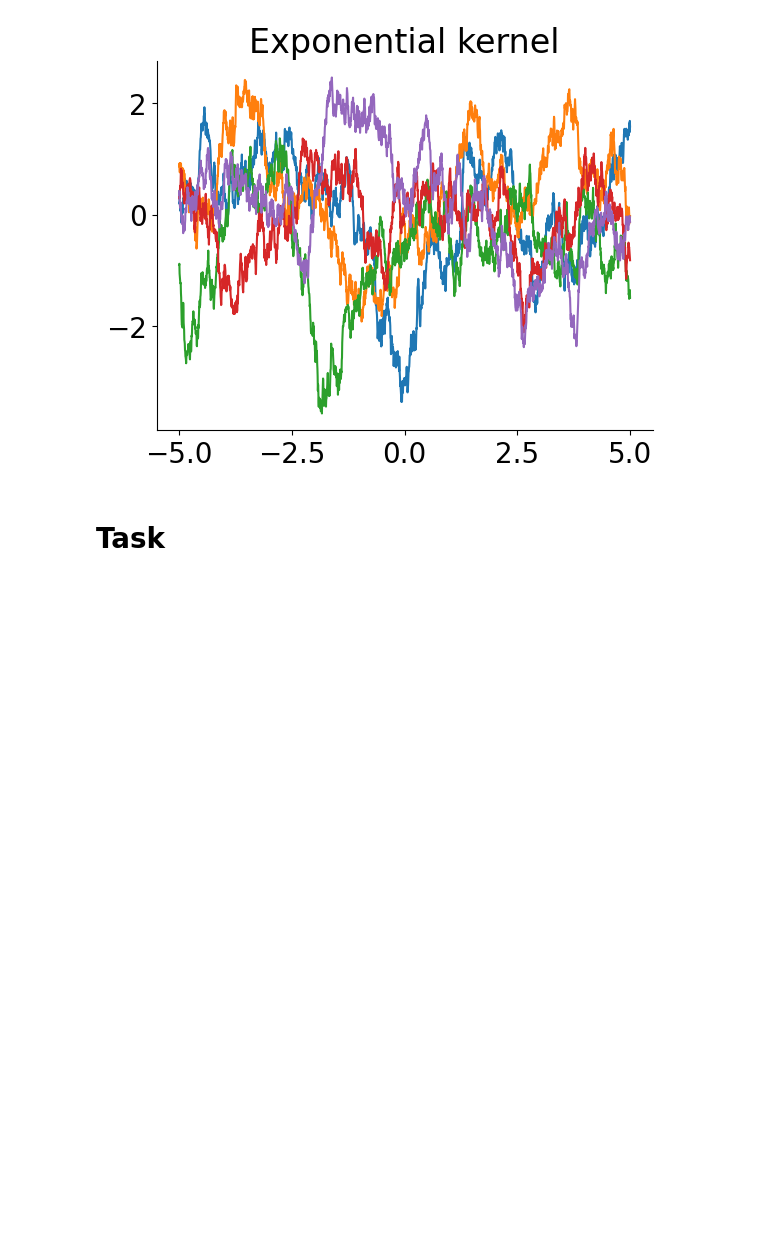
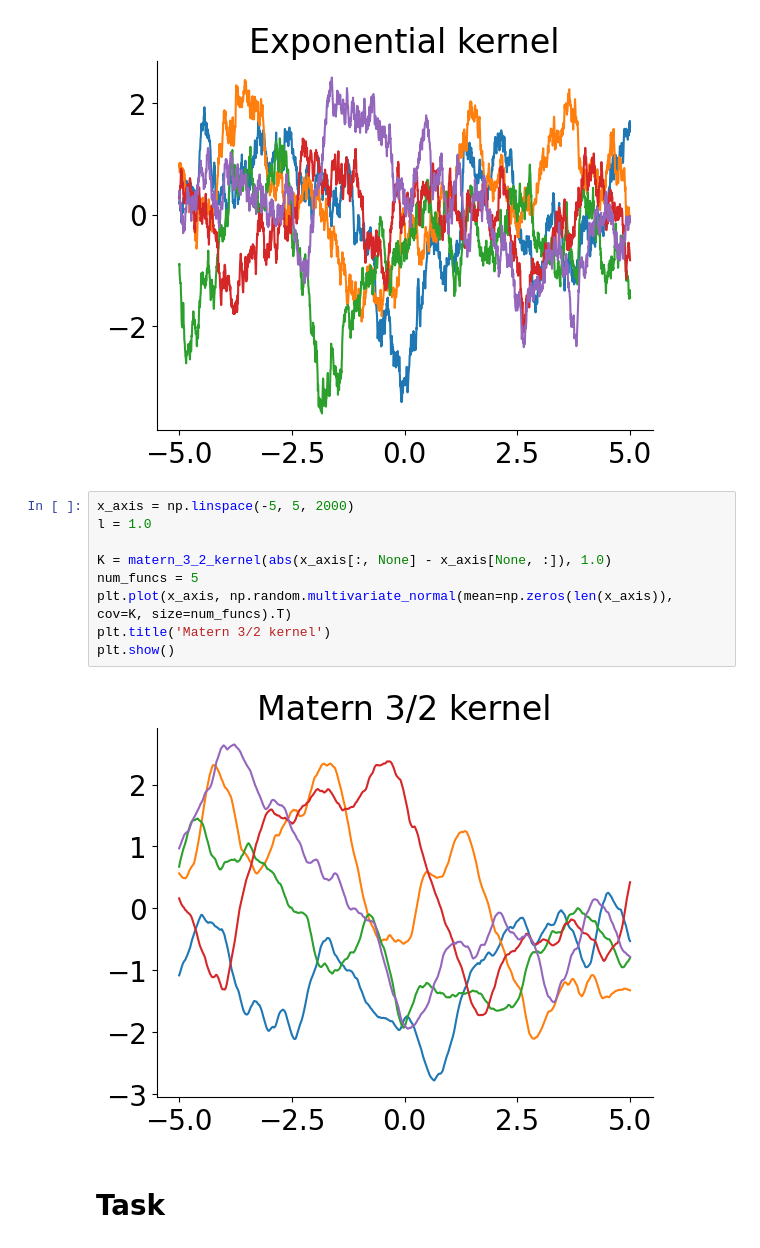
Before and after one commit to ayush1301/mgplvm-pytorch, a Jupyter notebook: kernel_test.ipynb, the cells around one changed output. Drawn from its saved outputs; the diff is of its cells as text; blank space fills up the shorter version.

```diff
--- a/kernel_test.ipynb
+++ b/kernel_test.ipynb
@@ -72,6 +84,17 @@ plt.title('Exponential kernel')
 plt.show()
 # %% [output]
 [figure]
+# %%
+x_axis = np.linspace(-5, 5, 2000)
+l = 1.0
+
+K = matern_3_2_kernel(abs(x_axis[:, None] - x_axis[None, :]), 1.0)
+num_funcs = 5
+plt.plot(x_axis, np.random.multivariate_normal(mean=np.zeros(len(x_axis)), cov=K, size=num_funcs).T)
+plt.title('Matern 3/2 kernel')
+plt.show()
+# %% [output]
+[figure, added]
 # %% [markdown]
 # Task
 # %%
```
Also changed, not shown: parts of 15 cells of this notebook.
